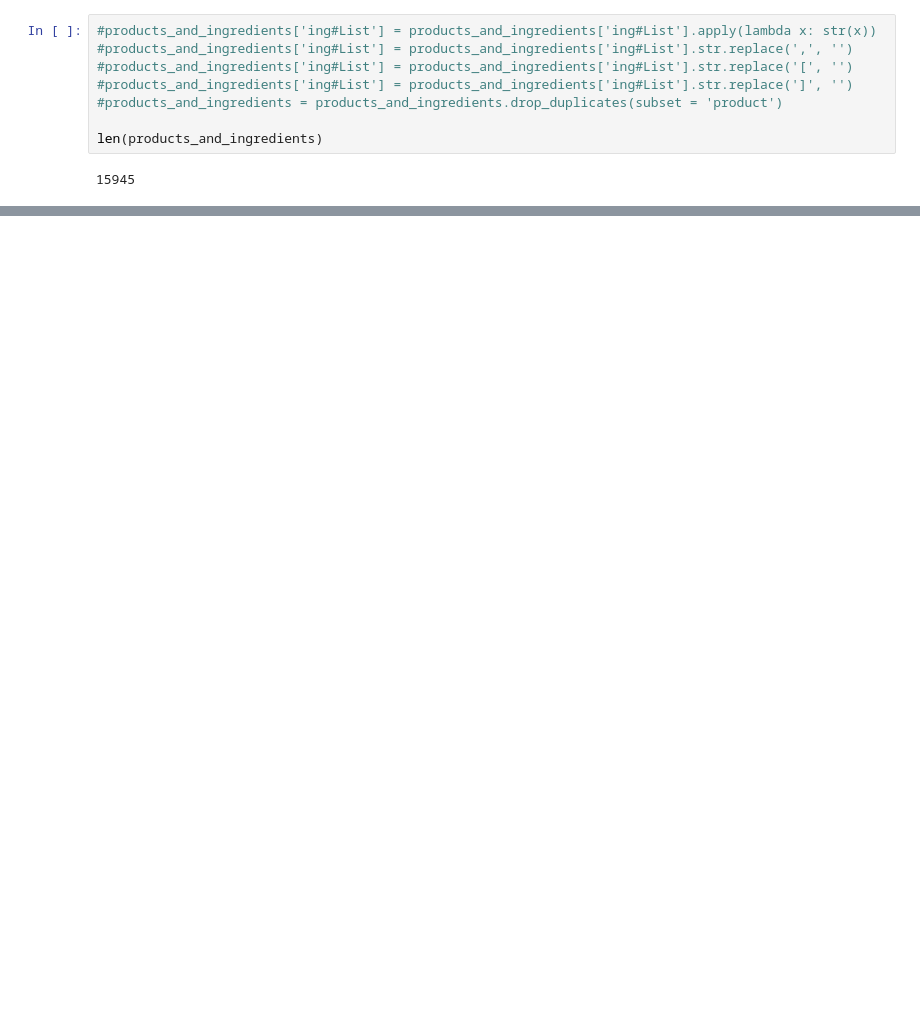
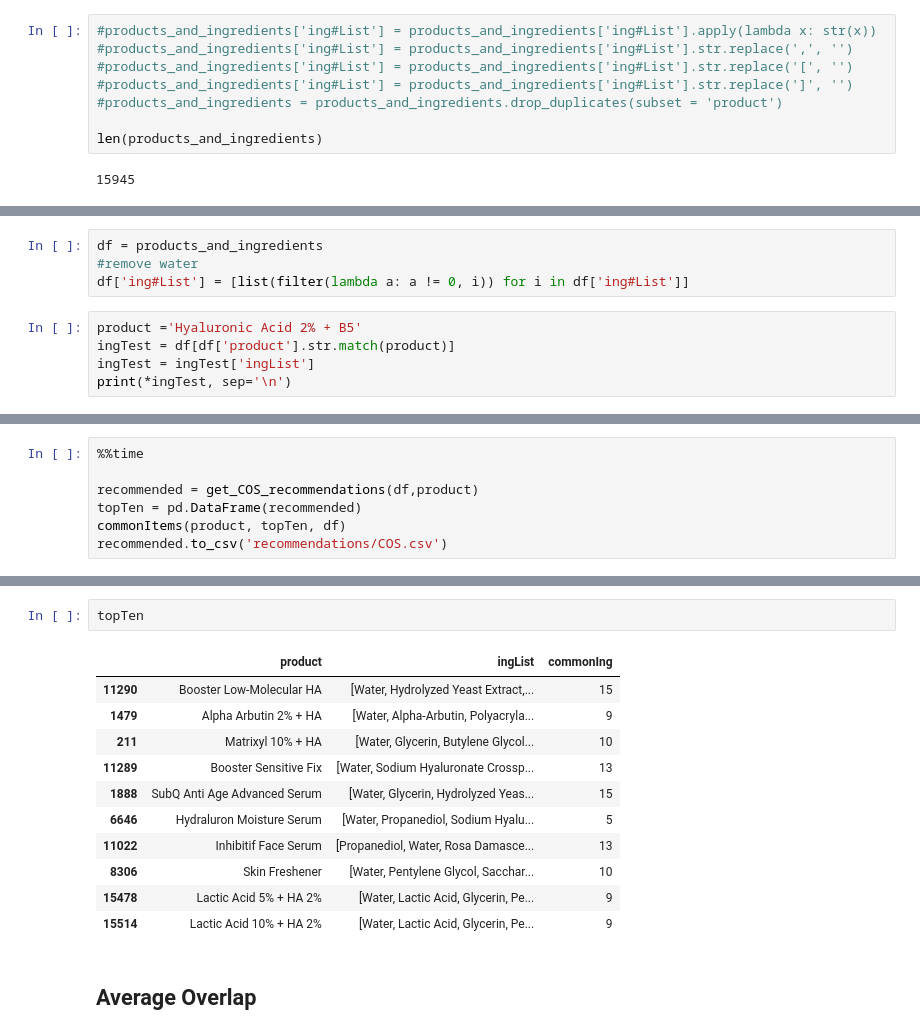
Before and after one commit to isabelbbeard/fp-python, a Jupyter notebook: 02_SimilarityFormatting.ipynb, the cells around one changed output, grey strips where cells are left out. Cells and saved outputs as stored; diff of their text form; blank space fills up the shorter version.

Commit message:
rerun for different product

```diff
--- a/02_SimilarityFormatting.ipynb
+++ b/02_SimilarityFormatting.ipynb
@@ -189,0 +191,9 @@ products_and_ingredients.to_csv('data_sim/recommender_products.csv')
+# %%
+df = products_and_ingredients
+#remove water
+df['ing#List'] = [list(filter(lambda a: a != 0, i)) for i in df['ing#List']]
+# %%
+product ='Hyaluronic Acid 2% + B5'
+ingTest = df[df['product'].str.match(product)]
+ingTest = ingTest['ingList']
+print(*ingTest, sep='\n')
@@ -189,0 +202,7 @@ products_and_ingredients.to_csv('data_sim/recommender_products.csv')
+# %%
+%%time
+
+recommended = get_COS_recommendations(df,product)
+topTen = pd.DataFrame(recommended)
+commonItems(product, topTen, df)
+recommended.to_csv('recommendations/COS.csv')
@@ -189,0 +211,16 @@ products_and_ingredients.to_csv('data_sim/recommender_products.csv')
+# %%
+topTen
+# %% [output]
+|  | product | ingList | commonIng |
+| 11290 | Booster Low-Molecular HA | [Water, Hydrolyzed Yeast Extract,... | 15 |
+| 1479 | Alpha Arbutin 2% + HA | [Water, Alpha-Arbutin, Polyacryla... | 9 |
+| 211 | Matrixyl 10% + HA | [Water, Glycerin, Butylene Glycol... | 10 |
+| 11289 | Booster Sensitive Fix | [Water, Sodium Hyaluronate Crossp... | 13 |
+| 1888 | SubQ Anti Age Advanced Serum | [Water, Glycerin, Hydrolyzed Yeas... | 15 |
+| 6646 | Hydraluron Moisture Serum | [Water, Propanediol, Sodium Hyalu... | 5 |
+| 11022 | Inhibitif Face Serum | [Propanediol, Water, Rosa Damasce... | 13 |
+| 8306 | Skin Freshener | [Water, Pentylene Glycol, Sacchar... | 10 |
+| 15478 | Lactic Acid 5% + HA 2% | [Water, Lactic Acid, Glycerin, Pe... | 9 |
+| 15514 | Lactic Acid 10% + HA 2% | [Water, Lactic Acid, Glycerin, Pe... | 9 |
+# %% [markdown]
+## Average Overlap
```
Also changed, not shown: parts of 11 cells of this notebook, 11 other files.
